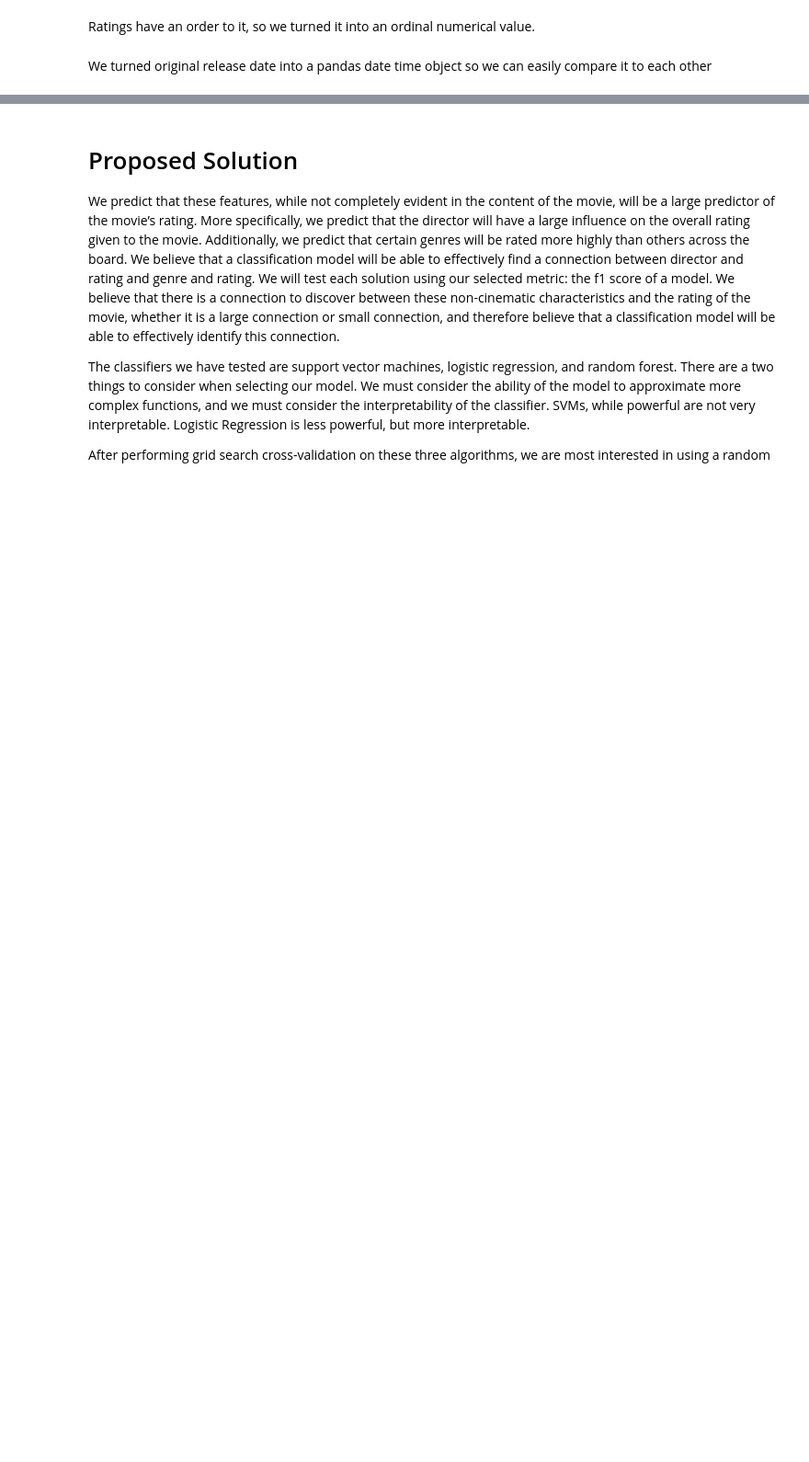
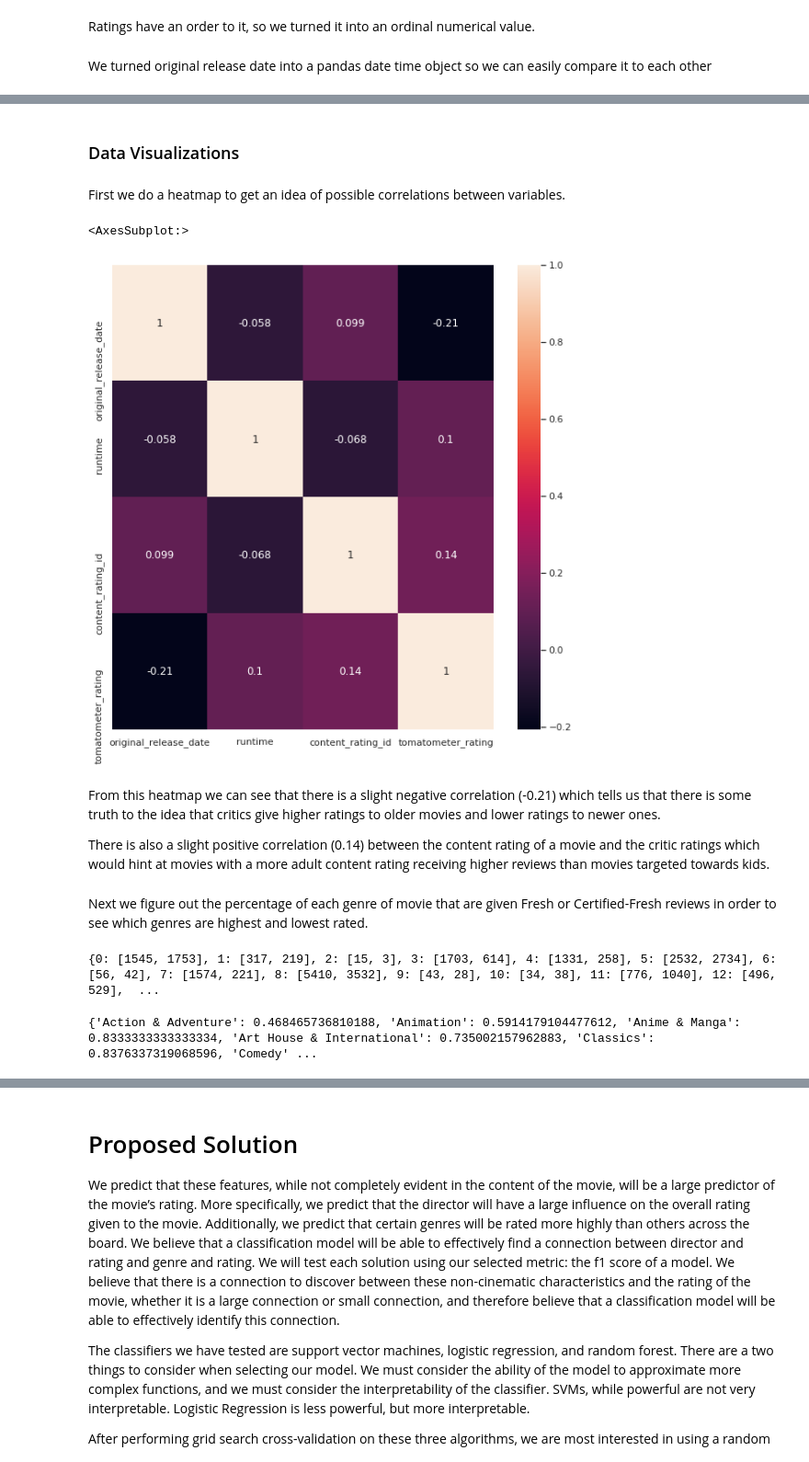
Before and after one commit to J-Singletary/RottenTomatoes-MLProject, a Jupyter notebook: FinalProjectGroup028-Wi23.ipynb, the cells around one changed output, grey strips where cells are left out. Shown at 92% size. Cells and saved outputs as stored; diff of their text form; code cells hidden in the pictures; blank space fills up the shorter version.

Commit message:
Added several data visualizations

```diff
--- a/FinalProjectGroup028-Wi23.ipynb
+++ b/FinalProjectGroup028-Wi23.ipynb
@@ -133,3 +153,49 @@ movies.head()
 | 2 | 10 | R | 3 | Comedy, Romance | [0, 0, 0, 0, 0, 1, 0, 0, 0, 0, 0,... | Blake Edwards | 122.0 | ... |
 | 3 | 12 Angry Men (Twelve Angry Men) | NR | 4 | Classics, Drama | [0, 0, 0, 0, 1, 0, 0, 0, 1, 0, 0,... | Sidney Lumet | 95.0 | ... |
 | 4 | 20,000 Leagues Under The Sea | G | 0 | Action & Adventure, Drama, Kids &... | [1, 0, 0, 0, 0, 0, 0, 0, 1, 0, 0,... | Richard Fleischer | 127.0 | ... |
+# %% [markdown]
+### Data Visualizations
+# %% [markdown]
+First we do a heatmap to get an idea of possible correlations between variables.
+# %%
+selected_columns = ['original_release_date', 'runtime', 'content_rating_id', 'tomatometer_rating']
+movies_corr = movies.loc[:,selected_columns].corr(numeric_only=False)
+sns.set(rc={"figure.figsize":(10, 10)})
+sns.heatmap(movies_corr, annot = True)
+# %% [output]
+<AxesSubplot:>
+[figure, added]
+# %% [markdown]
+From this heatmap we can see that there is a slight negative correlation (-0.21) which tells us that there is some truth to the idea that critics give higher ratings to older movies and lower ratings to newer ones.
+
+There is also a slight positive correlation (0.14) between the content rating of a movie and the critic ratings which would hint at movies with a more adult content rating receiving higher reviews than movies targeted towards kids.
+# %% [markdown]
+Next we figure out the percentage of each genre of movie that are given Fresh or Certified-Fresh reviews in order to see which genres are highest and lowest rated.
+# %%
+genres_dict = {}
+for i in range(len(genre_set)):
+    genres_dict[i] = [0,0]
+
+for index in movies.index:
+    genres_enc = movies.loc[index,'genres_encoded']
+    tomato = movies.loc[index,'tomatometer_status']
+
+    for i in range(len(genres_enc)):
+        if genres_enc[i] == 1:
+            if tomato == 'Fresh' or tomato == 'Certified-Fresh':
+                genres_dict[i][0] += 1
+            else:
+                genres_dict[i][1] += 1
+
+
+print(genres_dict)
+# %% [output]
+{0: [1545, 1753], 1: [317, 219], 2: [15, 3], 3: [1703, 614], 4: [1331, 258], 5: [2532, 2734], 6: [56, 42], 7: [1574, 221], 8: [5410, 3532], 9: [43, 28], 10: [34, 38], 11: [776, 1040], 12: [496, 529],  ...
+# %%
+movies_to_tomato = {}
+for i in genres_dict:
+    movies_to_tomato[genres_encoded.columns[i]] = genres_dict[i][0]/float(genres_dict[i][0]+genres_dict[i][1])
+
+print(movies_to_tomato)
+# %% [output]
+{'Action & Adventure': 0.468465736810188, 'Animation': 0.5914179104477612, 'Anime & Manga': 0.8333333333333334, 'Art House & International': 0.735002157962883, 'Classics': 0.8376337319068596, 'Comedy' ...
```
Also changed, not shown: parts of 10 cells of this notebook.
